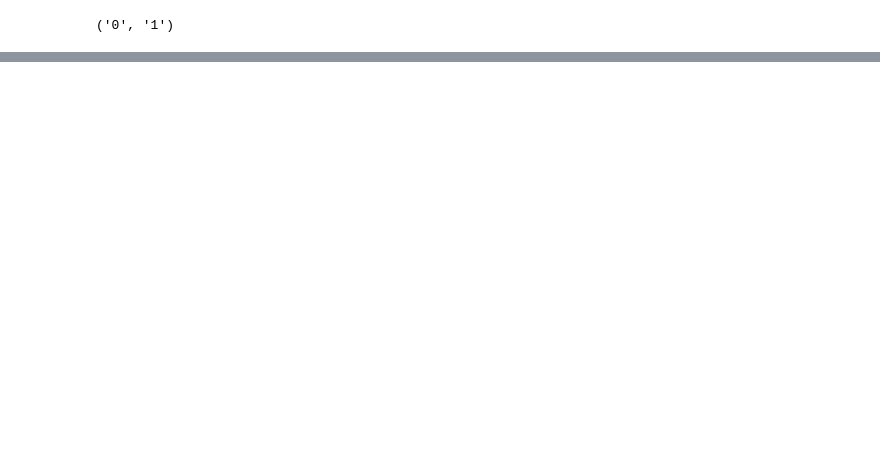
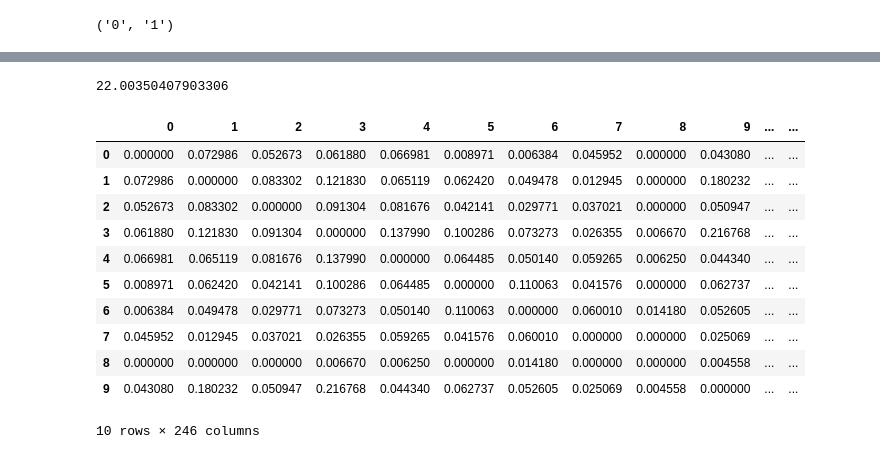
Before and after one commit to taylorperkins/Spoon-River-Anthology, a Jupyter notebook: notebooks/Create Similarity Matrix From Final Subgraphs .ipynb, the cells around one changed output, grey strips where cells are left out. Saved outputs shown, nothing was run; the diff lists cells and outputs as text; code cells hidden in the pictures; blank space fills up the shorter version.

```diff
--- a/notebooks/Create Similarity Matrix From Final Subgraphs .ipynb
+++ b/notebooks/Create Similarity Matrix From Final Subgraphs .ipynb
@@ -105,2 +306,22 @@ similarity_scores
 # %%
 pickle.dump(similarity_scores, open('../data/final_similarity_scores.p', 'wb'))
+# %%
+# now to actually create the matrix
+similarities_map = defaultdict(dict)
+max_score = 0
+
+# baseline for the matrix
+for p1, p2, similarity_score in similarity_scores:
+    similarities_map[p1][p2] = similarity_score
+    similarities_map[p2][p1] = similarity_score
+
+    max_score = similarity_score if similarity_score > max_score else max_score
+
+
+# establish identity
+for i in range(len(similarities_map)):
+    similarities_map[str(i)][str(i)] = 0
+# %%
+max_score
+# %% [output]
+22.00350407903306
@@ -106,0 +336,15 @@ pickle.dump(similarity_scores, open('../data/final_similarity_scores.p', 'wb'))
+# %%
+similarities_matrix.head(10)
+# %% [output]
+|  | 0 | 1 | 2 | 3 | 4 | 5 | 6 | 7 | 8 | 9 | ... | ... |
+| 0 | 0.000000 | 0.072986 | 0.052673 | 0.061880 | 0.066981 | 0.008971 | 0.006384 | 0.045952 | 0.000000 | 0.043080 | ... | ... |
+| 1 | 0.072986 | 0.000000 | 0.083302 | 0.121830 | 0.065119 | 0.062420 | 0.049478 | 0.012945 | 0.000000 | 0.180232 | ... | ... |
+| 2 | 0.052673 | 0.083302 | 0.000000 | 0.091304 | 0.081676 | 0.042141 | 0.029771 | 0.037021 | 0.000000 | 0.050947 | ... | ... |
+| 3 | 0.061880 | 0.121830 | 0.091304 | 0.000000 | 0.137990 | 0.100286 | 0.073273 | 0.026355 | 0.006670 | 0.216768 | ... | ... |
+| 4 | 0.066981 | 0.065119 | 0.081676 | 0.137990 | 0.000000 | 0.064485 | 0.050140 | 0.059265 | 0.006250 | 0.044340 | ... | ... |
+| 5 | 0.008971 | 0.062420 | 0.042141 | 0.100286 | 0.064485 | 0.000000 | 0.110063 | 0.041576 | 0.000000 | 0.062737 | ... | ... |
+| 6 | 0.006384 | 0.049478 | 0.029771 | 0.073273 | 0.050140 | 0.110063 | 0.000000 | 0.060010 | 0.014180 | 0.052605 | ... | ... |
+| 7 | 0.045952 | 0.012945 | 0.037021 | 0.026355 | 0.059265 | 0.041576 | 0.060010 | 0.000000 | 0.000000 | 0.025069 | ... | ... |
+| 8 | 0.000000 | 0.000000 | 0.000000 | 0.006670 | 0.006250 | 0.000000 | 0.014180 | 0.000000 | 0.000000 | 0.004558 | ... | ... |
+| 9 | 0.043080 | 0.180232 | 0.050947 | 0.216768 | 0.044340 | 0.062737 | 0.052605 | 0.025069 | 0.004558 | 0.000000 | ... | ... |
+10 rows × 246 columns
```
Also changed, not shown: parts of 17 cells of this notebook, 4 other files.
